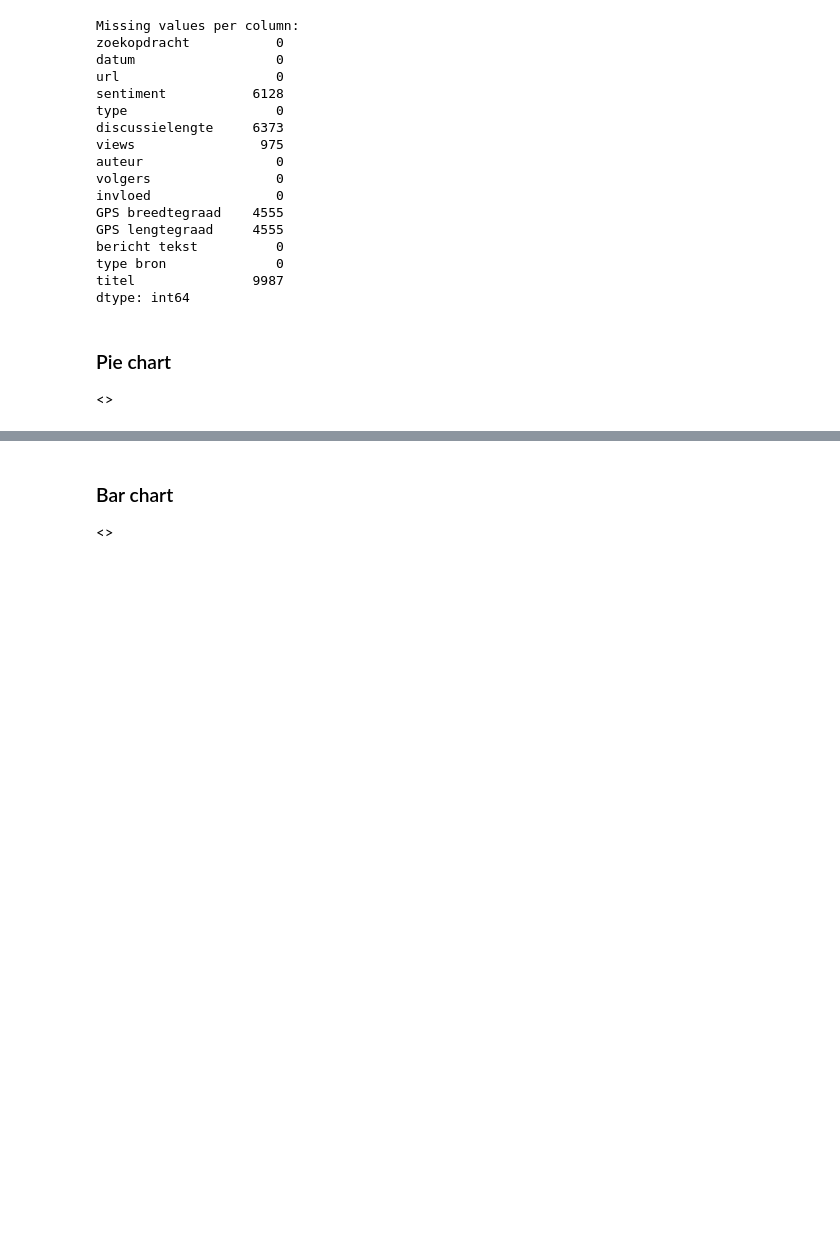
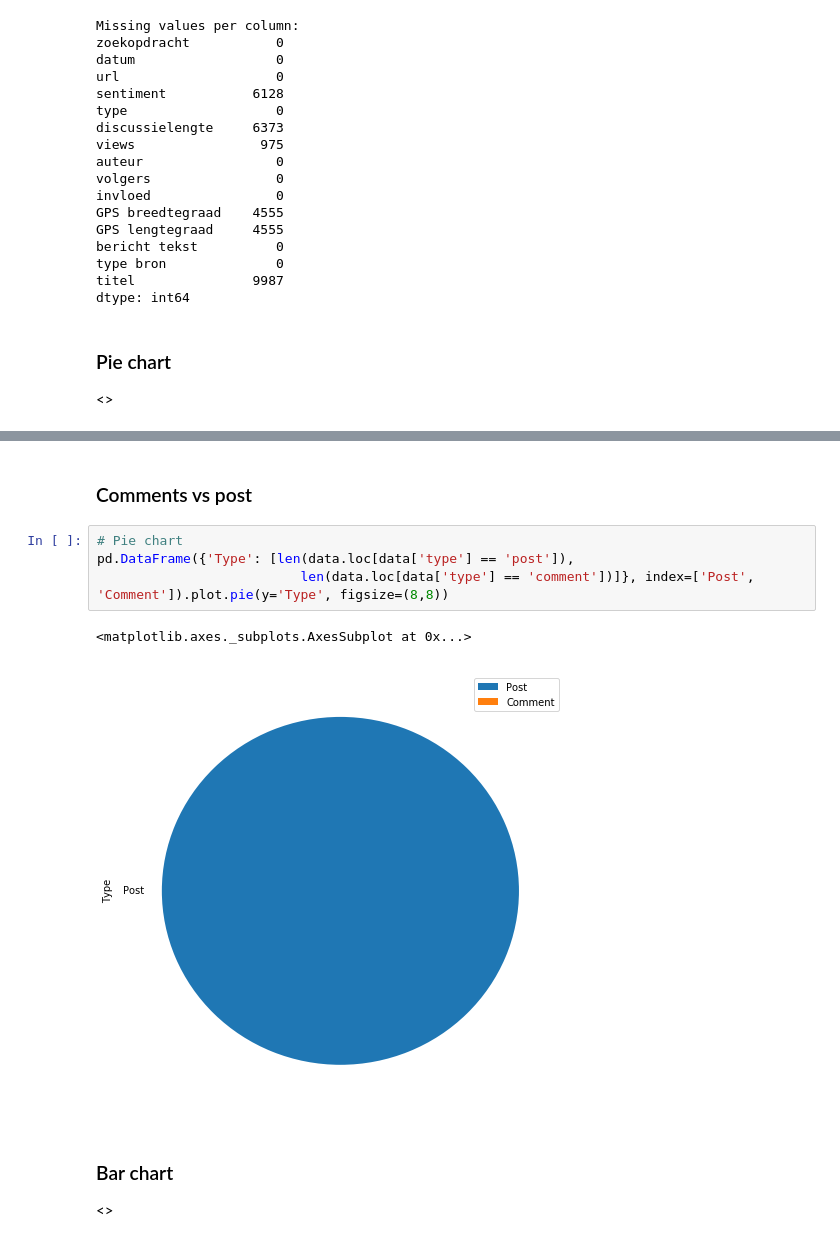
Before and after one commit to DemianMelskens/CBS, a Jupyter notebook: Visualization/Initial analysis.ipynb, the cells around one changed output, grey strips where cells are left out. Saved outputs shown, nothing was run; the diff lists cells and outputs as text; blank space fills up the shorter version.

```diff
--- a/Visualization/Initial analysis.ipynb
+++ b/Visualization/Initial analysis.ipynb
@@ -74,3 +75,12 @@ Negative:  184
+# %% [markdown]
+### Comments vs post
+# %%
+# Pie chart
+pd.DataFrame({'Type': [len(data.loc[data['type'] == 'post']),
+                          len(data.loc[data['type'] == 'comment'])]}, index=['Post', 'Comment']).plot.pie(y='Type', figsize=(8,8))
+# %% [output]
+<matplotlib.axes._subplots.AxesSubplot at 0x...>
+[figure, added]
 # %% [markdown]
 ### Bar chart
 
```
Also changed, not shown: parts of 5 cells of this notebook.
